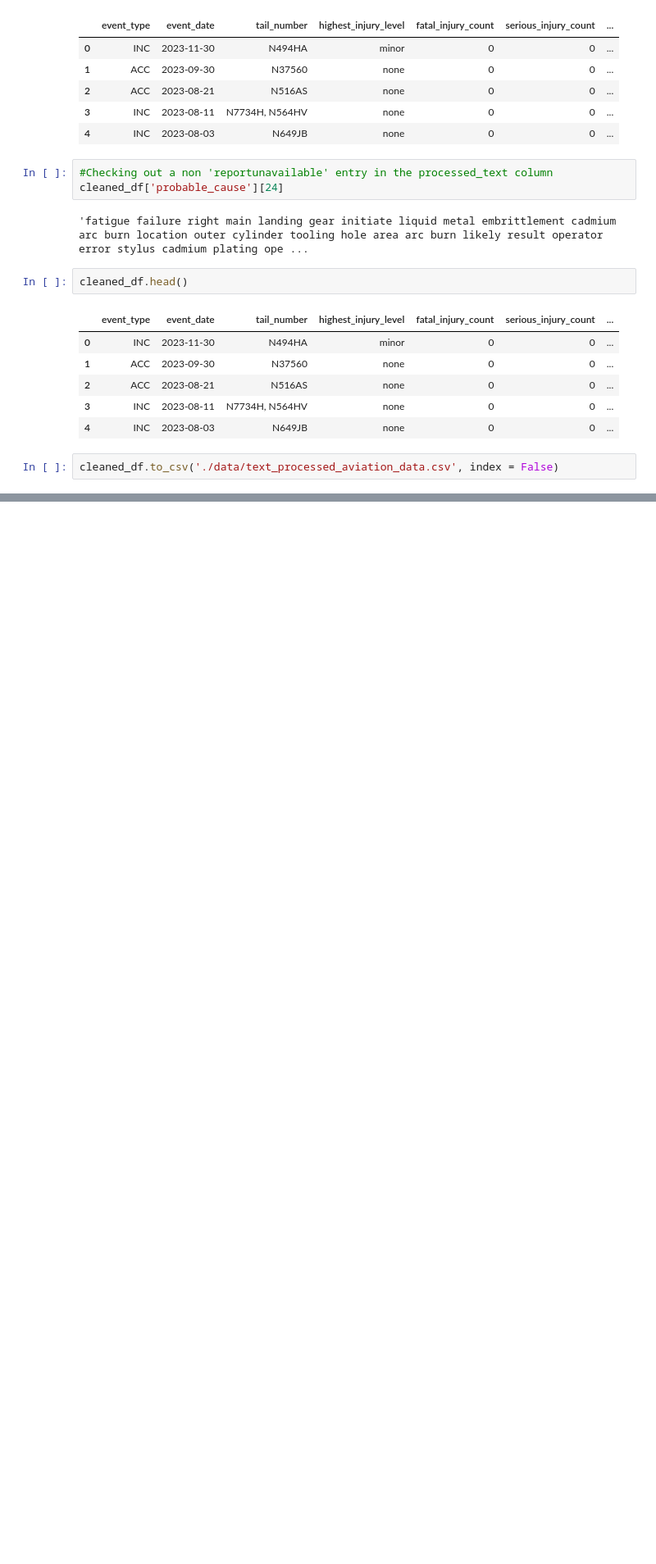
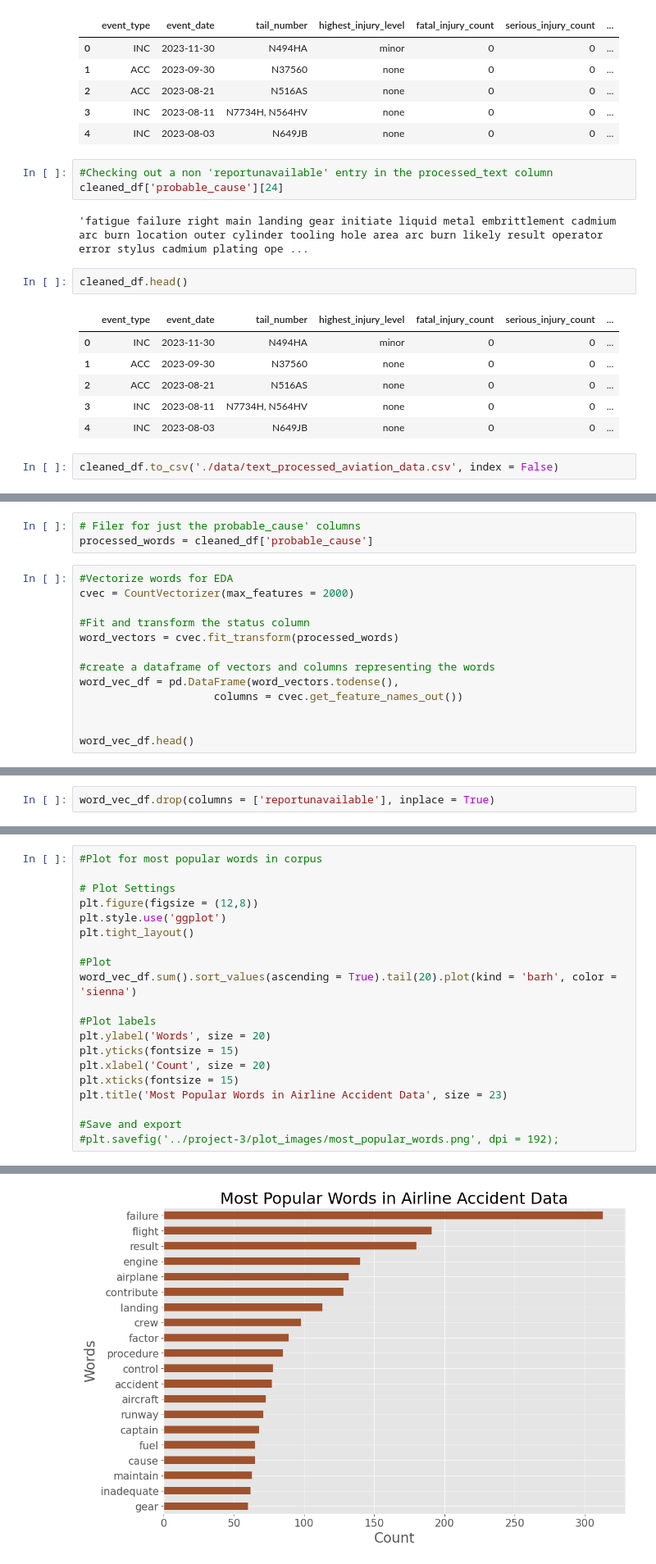
Before and after one commit to FragariaChemist/airline_safety, a Jupyter notebook: 02_spacy_nlp_processing_KH.ipynb, the cells around one changed output, grey strips where cells are left out. Shown: that part at 82% size. Saved outputs shown, nothing was run; the diff lists cells and outputs as text; blank space fills up the shorter version.

Commit message:
Please just commit already.

```diff
--- a/02_spacy_nlp_processing_KH.ipynb
+++ b/02_spacy_nlp_processing_KH.ipynb
@@ -104,0 +111,16 @@ cleaned_df.to_csv('./data/text_processed_aviation_data.csv', index = False)
+# %%
+# Filer for just the probable_cause' columns
+processed_words = cleaned_df['probable_cause']
+# %%
+#Vectorize words for EDA
+cvec = CountVectorizer(max_features = 2000)
+
+#Fit and transform the status column
+word_vectors = cvec.fit_transform(processed_words)
+
+#create a dataframe of vectors and columns representing the words
+word_vec_df = pd.DataFrame(word_vectors.todense(),
+                     columns = cvec.get_feature_names_out())
+
+
+word_vec_df.head()
@@ -104,0 +138,2 @@ cleaned_df.to_csv('./data/text_processed_aviation_data.csv', index = False)
+# %%
+word_vec_df.drop(columns = ['reportunavailable'], inplace = True)
@@ -104,0 +143,21 @@ cleaned_df.to_csv('./data/text_processed_aviation_data.csv', index = False)
+# %%
+#Plot for most popular words in corpus
+
+# Plot Settings
+plt.figure(figsize = (12,8))
+plt.style.use('ggplot')
+plt.tight_layout()
+
+#Plot
+word_vec_df.sum().sort_values(ascending = True).tail(20).plot(kind = 'barh', color = 'sienna')
+
+#Plot labels
+plt.ylabel('Words', size = 20)
+plt.yticks(fontsize = 15)
+plt.xlabel('Count', size = 20)
+plt.xticks(fontsize = 15)
+plt.title('Most Popular Words in Airline Accident Data', size = 23)
+
+#Save and export
+#plt.savefig('../project-3/plot_images/most_popular_words.png', dpi = 192);
+# %% [output]
@@ -104,0 +165 @@ cleaned_df.to_csv('./data/text_processed_aviation_data.csv', index = False)
+[figure, added]
```
Also changed, not shown: parts of 10 cells of this notebook, 5 other files.
